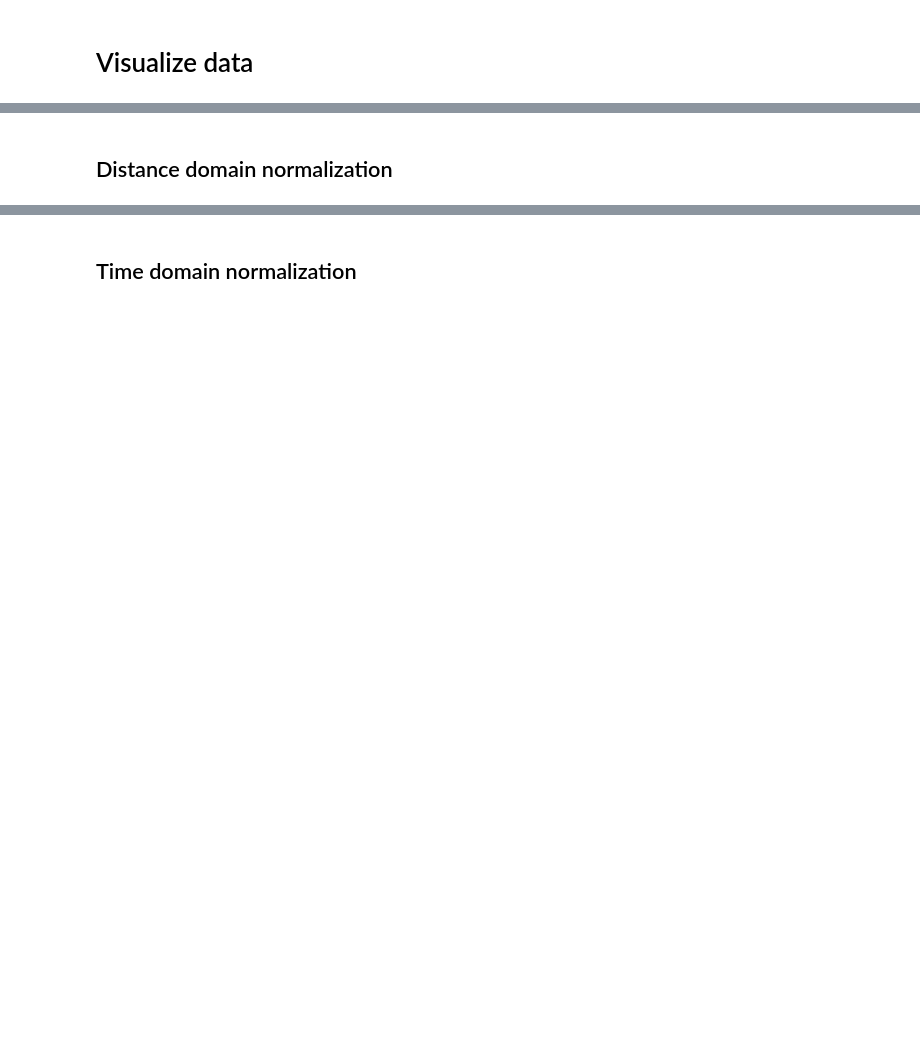
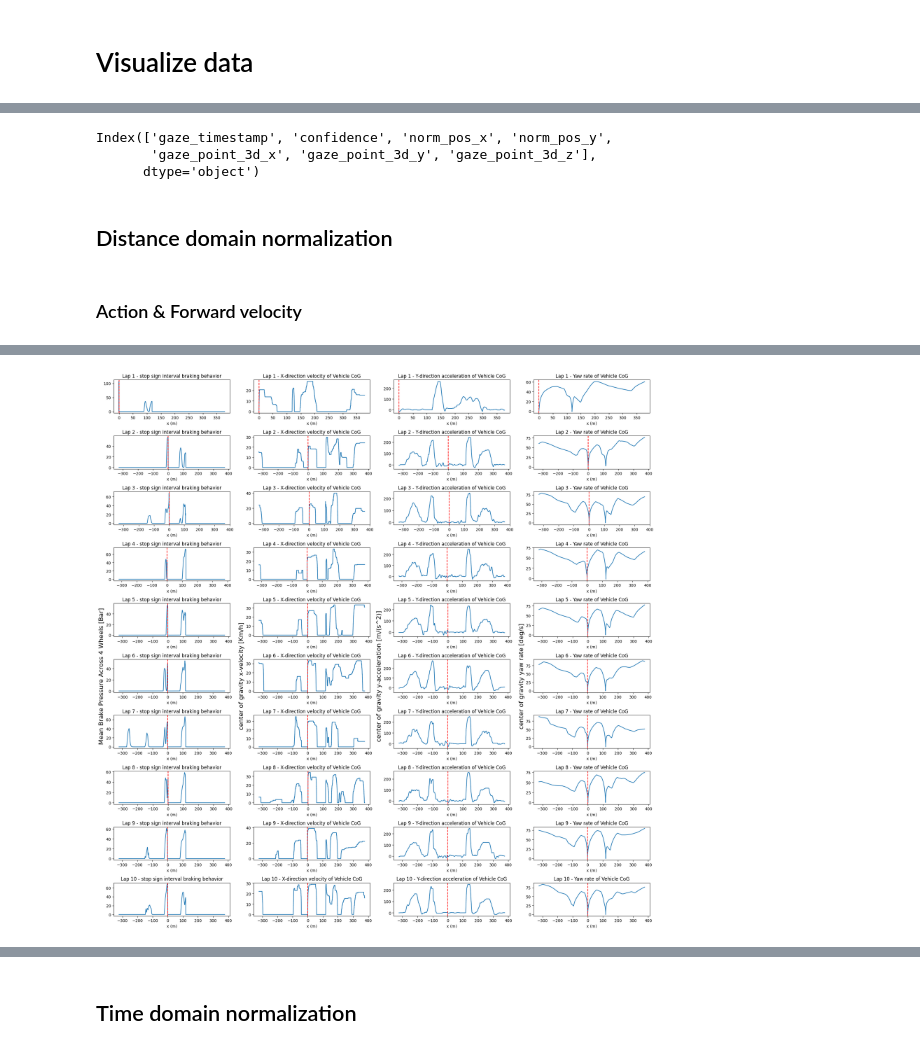
Before and after one commit to jhpark98/BAAR, a Jupyter notebook: EDA.ipynb, the cells around one changed output, grey strips where cells are left out. Drawn from its saved outputs; the diff is of its cells as text; code cells hidden in the pictures; blank space fills up the shorter version.

```diff
--- a/EDA.ipynb
+++ b/EDA.ipynb
@@ -88,2 +102,79 @@ df_gaze = gaze.get_df()
+# %%
+df_gaze.columns
+# %% [output]
+Index(['gaze_timestamp', 'confidence', 'norm_pos_x', 'norm_pos_y',
+       'gaze_point_3d_x', 'gaze_point_3d_y', 'gaze_point_3d_z'],
+      dtype='object')
 # %% [markdown]
 ## Distance domain normalization
+# %% [markdown]
+### Action & Forward velocity
+# %%
+column_labels = ['Brake[Bar]_avg', 'Pos_AccPedal___', 'Angle_SteeringWheel_deg_', 'v_x_Vehicle_CoG[km|h]']
+
+
+fig, axs = plt.subplots(N_LAPS, len(column_labels), figsize=(20, 20))
+
+for i in range(N_LAPS):
+
+    # lap interval
+    start_idx, end_idx = lap_idx[i][0], lap_idx[i][1]
+    gaze_start_idx, gaze_end_idx = gaze_lap_idx[i][0], gaze_lap_idx[i][1]
+    norm_idx = find_stop_point(df_vehicle, start_idx, end_idx, e=0.5) # normalization w.r.t. speed < e
+    print("Normalized index:", norm_idx)
+    # ts_vehicle = df_vehicle['time_real'].iloc(norm_idx)
+    # gaze_norm_idx = gaze.find_closest_ts_idx(ts_vehicle)
+
+    # sectioned interval. (e.g., turning corner, section before/after stop sign, etc.)
+    start_idx, end_idx = section_idx(start_idx, end_idx)
+    gaze_start_idx, gaze_end_idx = section_idx(gaze_start_idx, gaze_end_idx)
+
+    x = df_vehicle['s'][start_idx:end_idx] - df_vehicle['s'][norm_idx]
+
+    print(f"Lap {i+1}: {df_vehicle['s'][norm_idx]}")
+    # print(x)
+
+    # Column data
+    brake_pressure = df_vehicle[column_labels[0]][start_idx:end_idx]
+    v_x            = df_vehicle[column_labels[1]][start_idx:end_idx]
+    a_y            = df_vehicle[column_labels[2]][start_idx:end_idx]
+    yaw            = df_vehicle[column_labels[3]][start_idx:end_idx]
+    vline          = 0 # df_vehicle['x'][norm_idx]
+
+    # Plot brake pressure
+    axs[i, 0].plot(x, brake_pressure, label=f'Lap {i+1}')
+    axs[i, 0].set_title(f'Lap {i+1} - stop sign interval braking behavior')
+    axs[i, 0].axvline(x=vline, color='red', linestyle='--')
+
+    # Plot velocity
+    axs[i, 1].plot(x, v_x, label=f'Lap {i+1}')
+    axs[i, 1].set_title(f'Lap {i+1} - X-direction velocity of Vehicle CoG')
+    axs[i, 1].axvline(x=vline, color='red', linestyle='--')
+
+    # Plot acceleration
+    axs[i, 2].plot(x, a_y, label=f'Lap {i+1}')
+    axs[i, 2].set_title(f'Lap {i+1} - Y-direction acceleration of Vehicle CoG')
+    axs[i, 2].axvline(x=vline, color='red', linestyle='--')
+
+    #Plot Yaw rate
+    axs[i, 3].plot(x, yaw, label=f'Lap {i+1}')
+    axs[i, 3].set_title(f'Lap {i+1} - Yaw rate of Vehicle CoG')
+    axs[i, 3].axvline(x=vline, color='red', linestyle='--')
+
+    # Set common labels
+    for j in range(len(column_labels)):
+        axs[i, j].set_xlabel('x (m)')
+
+    print()
+
+axs[5, 0].set_ylabel('Mean Brake Pressure Across 4 Wheels [Bar]', fontsize = 16)
+axs[5, 1].set_ylabel('center of gravity x-velocity [Km/h]', fontsize = 16)
+axs[5, 2].set_ylabel('center of gravity y-acceleration [m/(s^2)]', fontsize = 16)
+axs[5, 3].set_ylabel('center of gravity yaw rate [deg/s]', fontsize = 16)
+
+# Adjust layout
+plt.tight_layout()
+
+# Show the plot
+plt.show()
+# %% [output]
@@ -90 +198,2 @@ df_gaze = gaze.get_df()
+[figure, added]
 # %%
```
Also changed, not shown: parts of 7 cells of this notebook, 3 other files.
